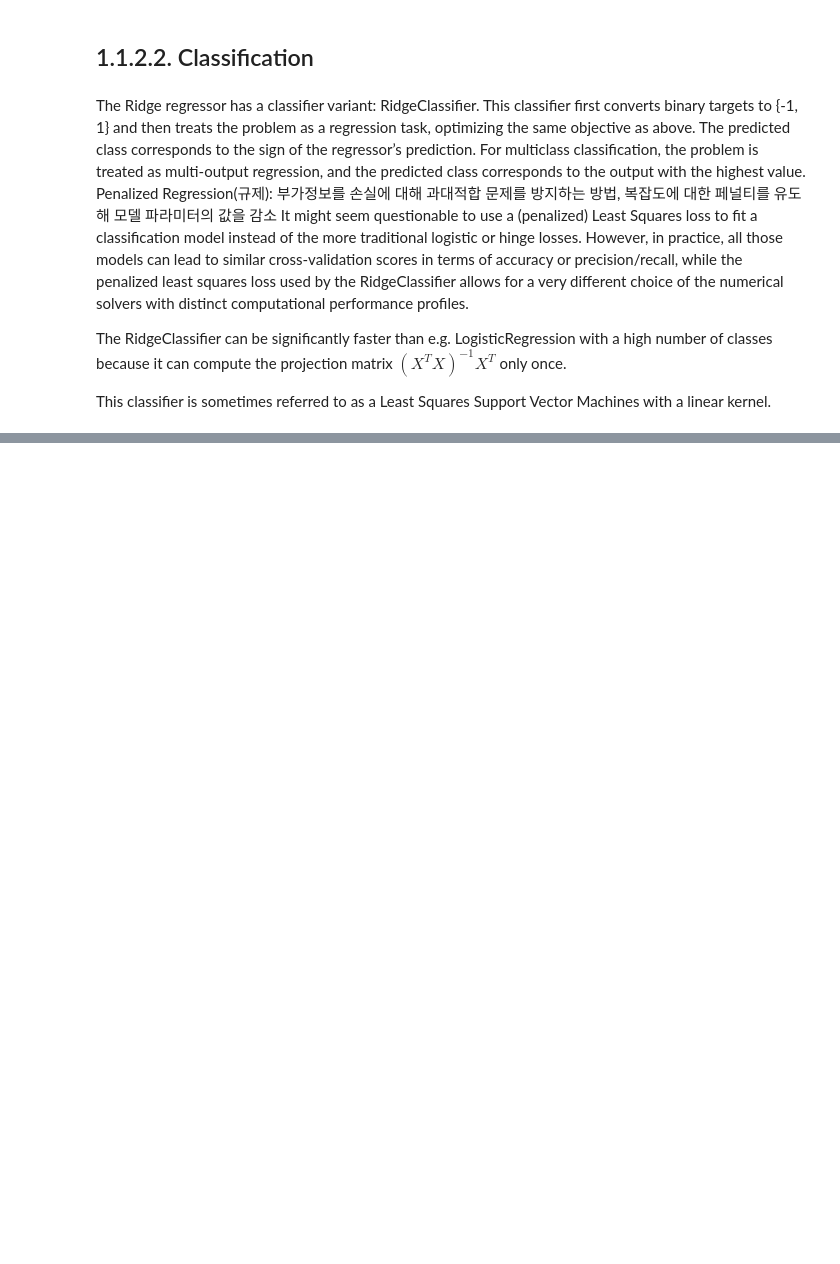
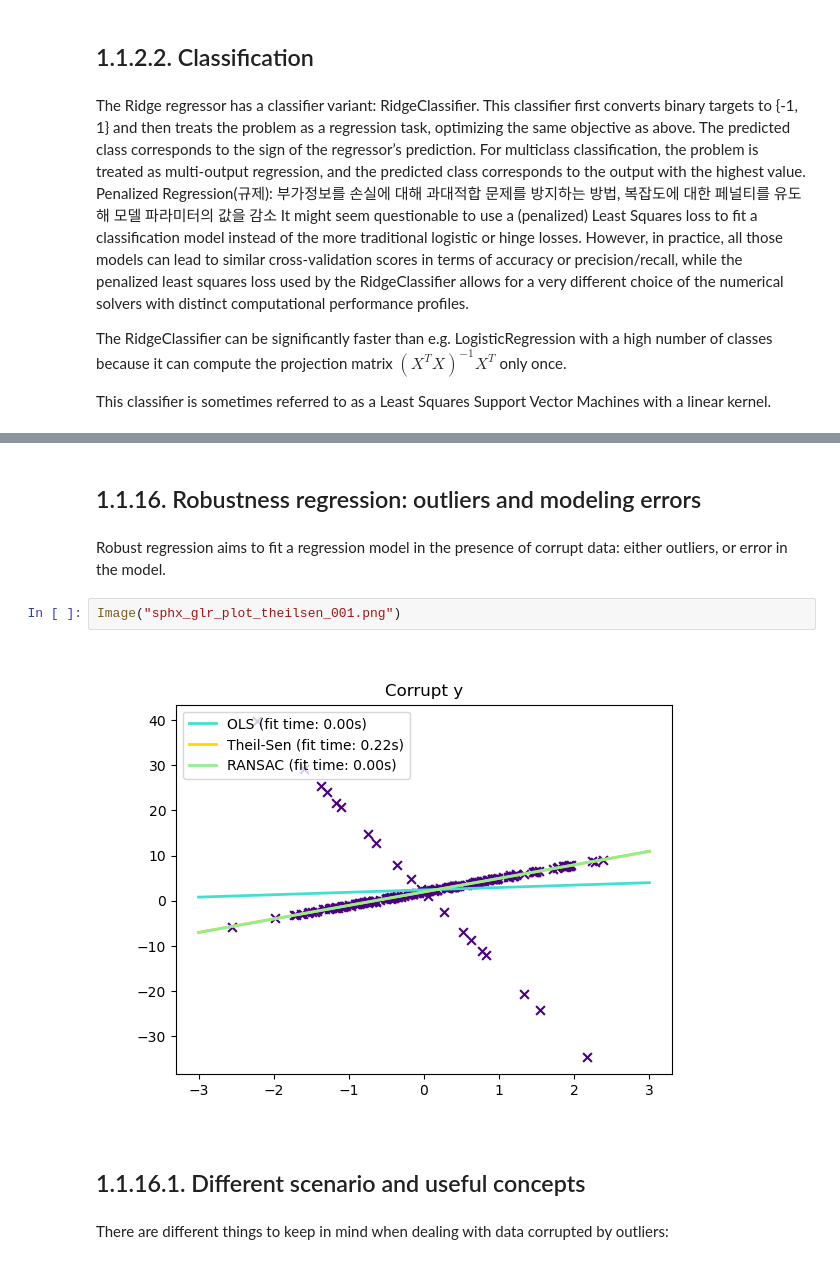
Before and after one commit to jstrend/jstrend, a Jupyter notebook: 1.Supervised learning_1.1. linear Models.ipynb, the cells around one changed output, grey strips where cells are left out. Drawn from its saved outputs; the diff is of its cells as text; blank space fills up the shorter version.

```diff
--- a/1.Supervised learning_1.1. linear Models.ipynb
+++ b/1.Supervised learning_1.1. linear Models.ipynb
@@ -346,0 +1022,12 @@ This classifier is sometimes referred to as a Least Squares Support Vector Machi
+# %% [markdown]
+## 1.1.16. Robustness regression: outliers and modeling errors
+# %% [markdown]
+Robust regression aims to fit a regression model in the presence of corrupt data: either outliers, or error in the model.
+# %%
+Image("sphx_glr_plot_theilsen_001.png")
+# %% [output]
+[figure, added]
+# %% [markdown]
+## 1.1.16.1. Different scenario and useful concepts
+# %% [markdown]
+There are different things to keep in mind when dealing with data corrupted by outliers:
```
Also changed, not shown: parts of 123 cells of this notebook, 5 other files.
